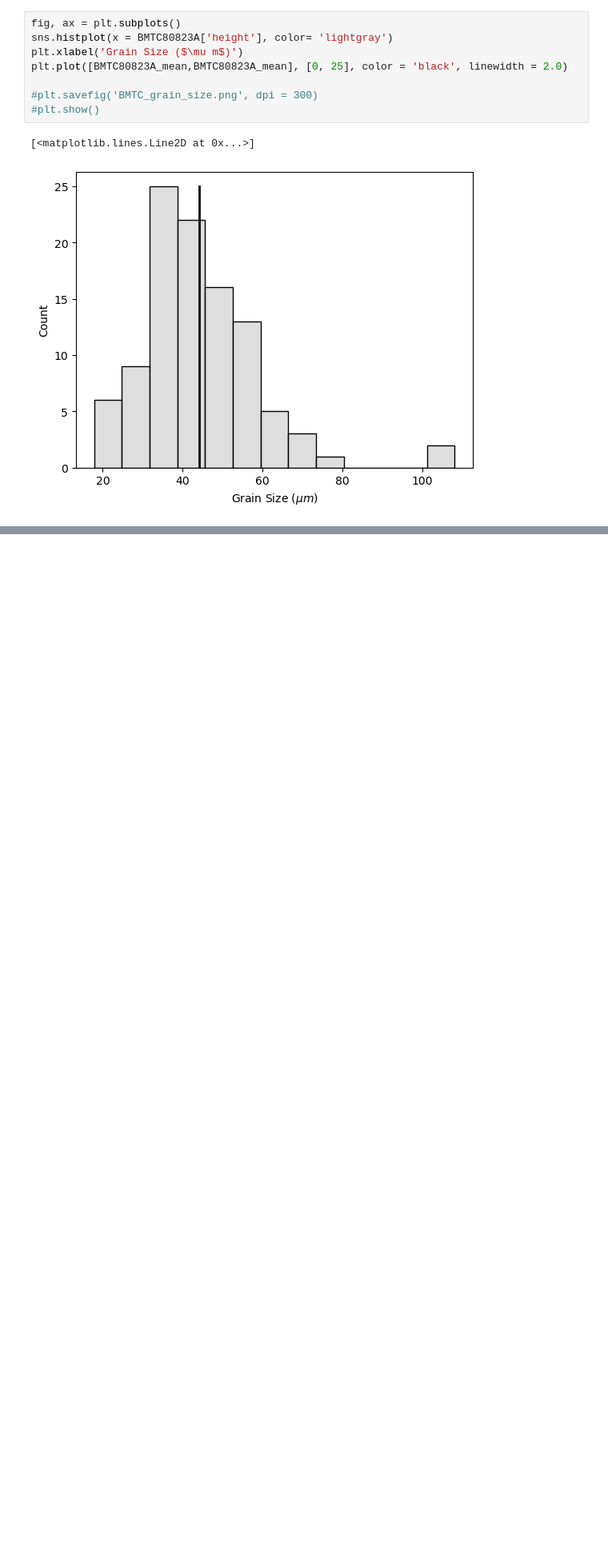
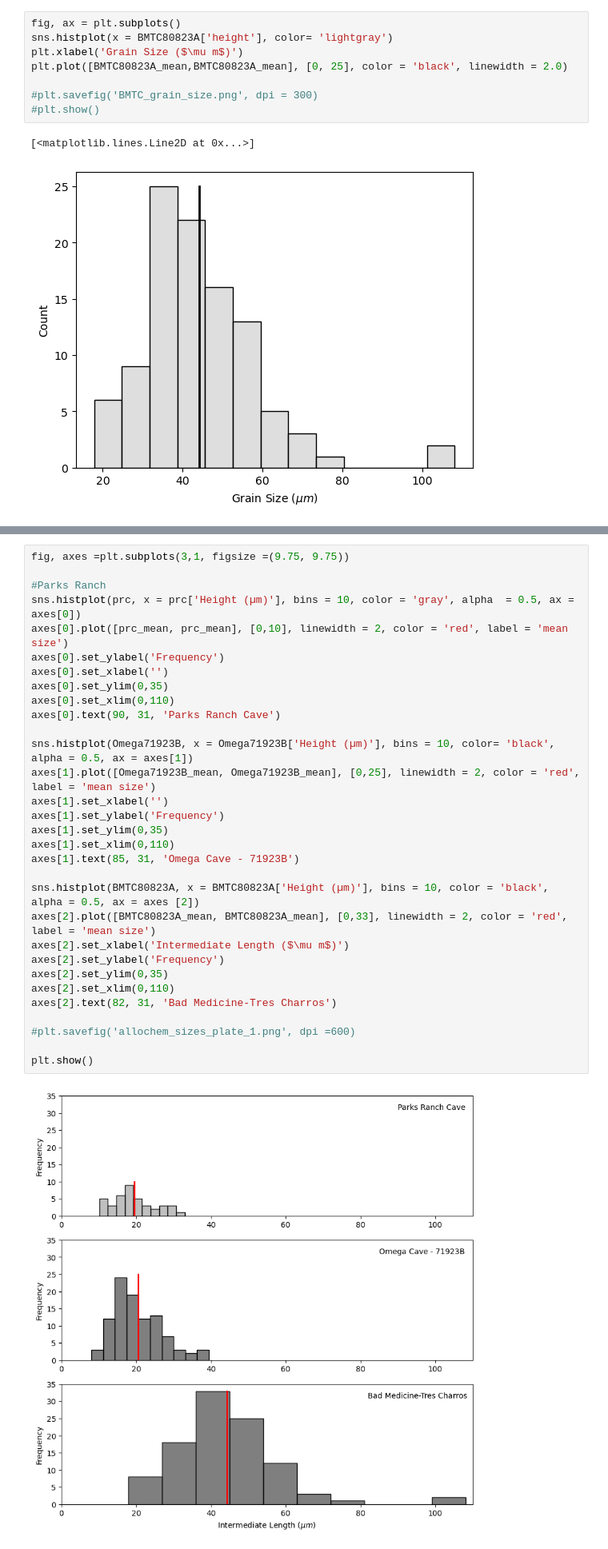
Before and after one commit to ethanoleson/Scallop_code, a Jupyter notebook: grain_size/grain_size.ipynb, the cells around one changed output, grey strips where cells are left out. Shown at 80% size. Drawn from its saved outputs; the diff is of its cells as text; blank space fills up the shorter version.

```diff
--- a/grain_size/grain_size.ipynb
+++ b/grain_size/grain_size.ipynb
@@ -88,0 +196,33 @@ plt.plot([BMTC80823A_mean,BMTC80823A_mean], [0, 25], color = 'black', linewidth
+# %%
+fig, axes =plt.subplots(3,1, figsize =(9.75, 9.75))
+
+#Parks Ranch
+sns.histplot(prc, x = prc['Height (µm)'], bins = 10, color = 'gray', alpha  = 0.5, ax = axes[0])
+axes[0].plot([prc_mean, prc_mean], [0,10], linewidth = 2, color = 'red', label = 'mean size')
+axes[0].set_ylabel('Frequency')
+axes[0].set_xlabel('')
+axes[0].set_ylim(0,35)
+axes[0].set_xlim(0,110)
+axes[0].text(90, 31, 'Parks Ranch Cave')
+
+sns.histplot(Omega71923B, x = Omega71923B['Height (µm)'], bins = 10, color= 'black', alpha = 0.5, ax = axes[1])
+axes[1].plot([Omega71923B_mean, Omega71923B_mean], [0,25], linewidth = 2, color = 'red', label = 'mean size')
+axes[1].set_xlabel('')
+axes[1].set_ylabel('Frequency')
+axes[1].set_ylim(0,35)
+axes[1].set_xlim(0,110)
+axes[1].text(85, 31, 'Omega Cave - 71923B')
+
+sns.histplot(BMTC80823A, x = BMTC80823A['Height (µm)'], bins = 10, color = 'black', alpha = 0.5, ax = axes [2])
+axes[2].plot([BMTC80823A_mean, BMTC80823A_mean], [0,33], linewidth = 2, color = 'red', label = 'mean size')
+axes[2].set_xlabel('Intermediate Length ($\mu m$)')
+axes[2].set_ylabel('Frequency')
+axes[2].set_ylim(0,35)
+axes[2].set_xlim(0,110)
+axes[2].text(82, 31, 'Bad Medicine-Tres Charros')
+
+#plt.savefig('allochem_sizes_plate_1.png', dpi =600)
+
+plt.show()
+# %% [output]
+[figure, added]
```
Also changed, not shown: parts of 8 cells of this notebook, 10 other files.
